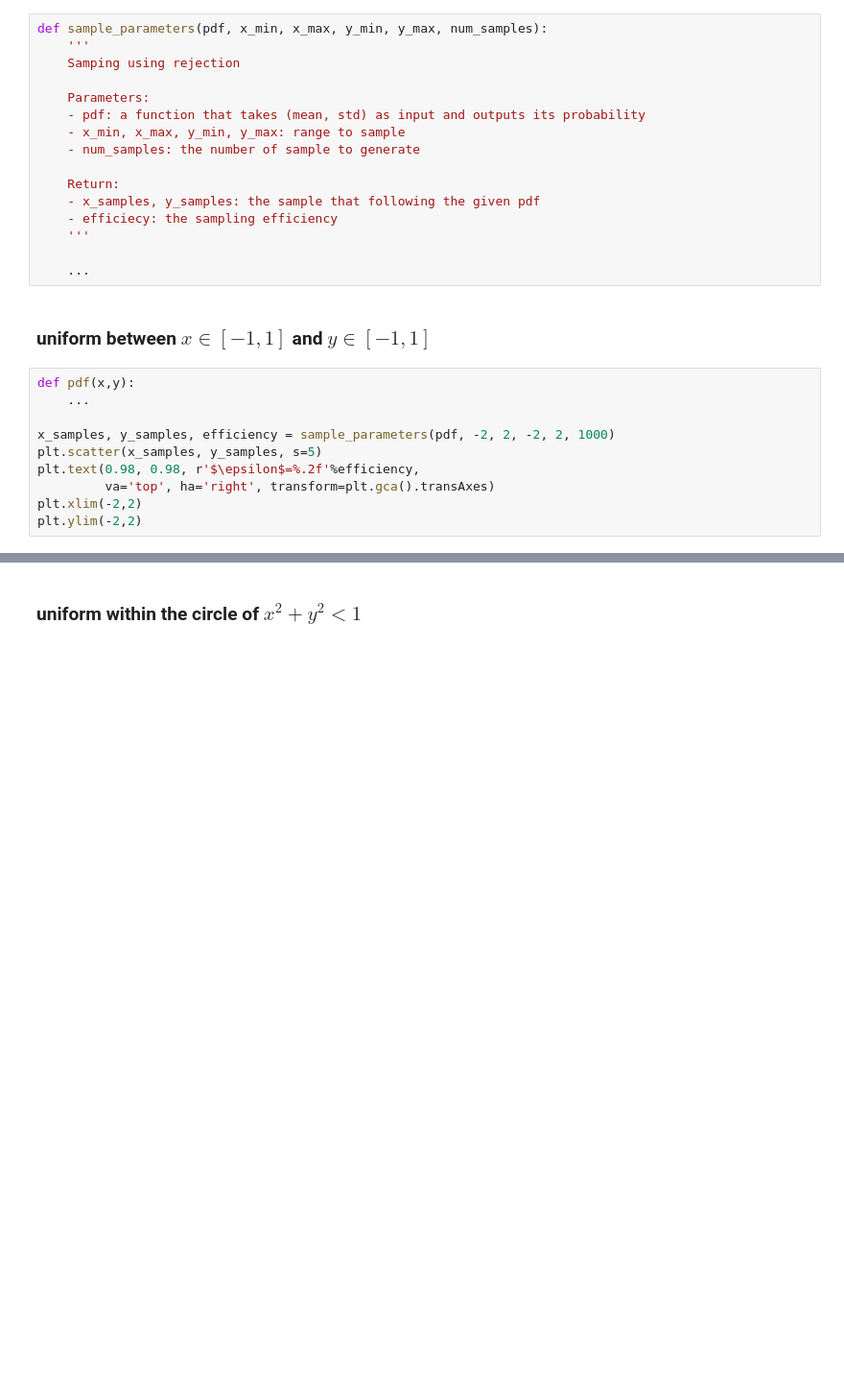
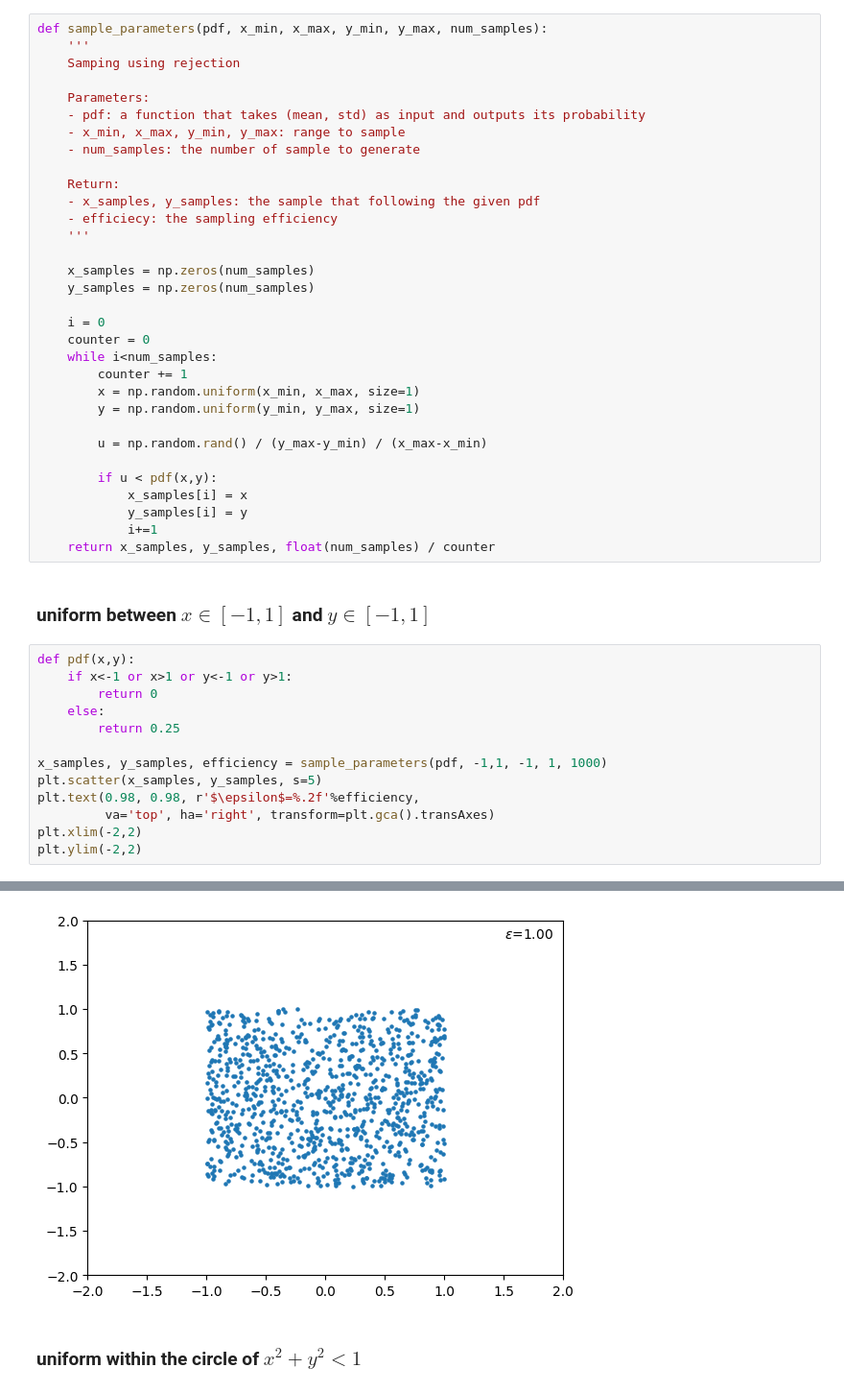
Before and after one commit to qyx268/astr4004, a Jupyter notebook: notebooks/inference-part2.ipynb, the cells around one changed output, grey strips where cells are left out. Shown at 96% size. Cells and saved outputs as stored; diff of their text form; blank space fills up the shorter version.

```diff
--- a/notebooks/inference-part2.ipynb
+++ b/notebooks/inference-part2.ipynb
@@ -60,16 +62,36 @@ def sample_parameters(pdf, x_min, x_max, y_min, y_max, num_samples):
     - efficiecy: the sampling efficiency
     '''
 
-    ...
+    x_samples = np.zeros(num_samples)
+    y_samples = np.zeros(num_samples)
+
+    i = 0
+    counter = 0
+    while i<num_samples:
+        counter += 1
+        x = np.random.uniform(x_min, x_max, size=1)
+        y = np.random.uniform(y_min, y_max, size=1)
+
+        u = np.random.rand() / (y_max-y_min) / (x_max-x_min)
+
+        if u < pdf(x,y):
+            x_samples[i] = x
+            y_samples[i] = y
+            i+=1
+    return x_samples, y_samples, float(num_samples) / counter
 # %% [markdown]
 ### uniform between $x\in[-1,1]$ and $y\in[-1,1]$
 # %%
 def pdf(x,y):
-    ...
+    if x<-1 or x>1 or y<-1 or y>1:
+        return 0
+    else:
+        return 0.25
 
-x_samples, y_samples, efficiency = sample_parameters(pdf, -2, 2, -2, 2, 1000)
+x_samples, y_samples, efficiency = sample_parameters(pdf, -1,1, -1, 1, 1000)
 plt.scatter(x_samples, y_samples, s=5)
 plt.text(0.98, 0.98, r'$\epsilon$=%.2f'%efficiency,
          va='top', ha='right', transform=plt.gca().transAxes)
 plt.xlim(-2,2)
 plt.ylim(-2,2)
+# %% [output]
@@ -76,3 +99,4 @@ plt.ylim(-2,2)
+[figure, added]
 # %% [markdown]
 ### uniform within the circle of $x^2+y^2<1$
 # %%
```
Also changed, not shown: parts of 7 cells of this notebook, 2 other files.
